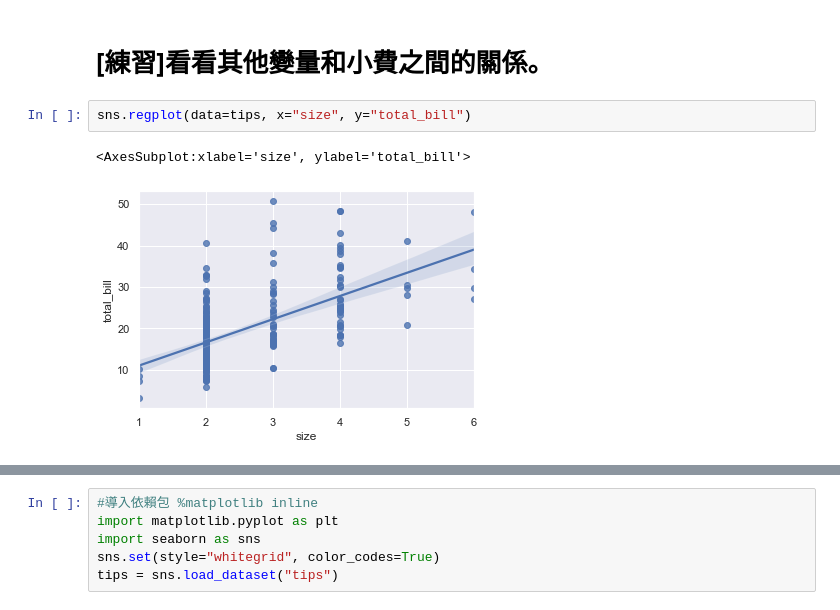
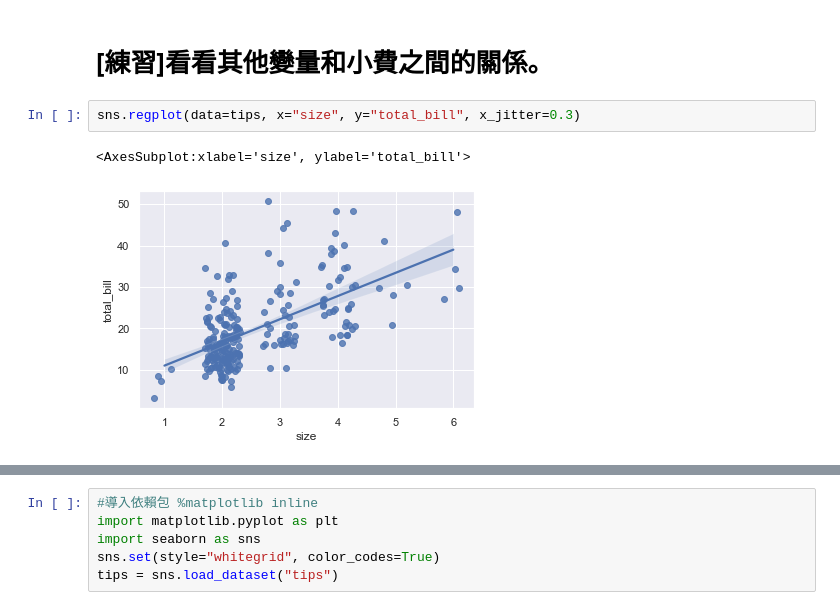
Before and after one commit to ShangYuChiang/IMLP347, a Jupyter notebook: 04_Seaborn數據視覺化.ipynb, the cells around one changed output, grey strips where cells are left out. Cells and saved outputs as stored; diff of their text form.

```diff
--- a/04_Seaborn數據視覺化.ipynb
+++ b/04_Seaborn數據視覺化.ipynb
@@ -165,10 +162,10 @@ sns.regplot(data=tips,x="total_bill",y="tip")
 # %% [markdown]
 # [練習]看看其他變量和小費之間的關係。
 # %%
-sns.regplot(data=tips, x="size", y="total_bill")
+sns.regplot(data=tips, x="size", y="total_bill", x_jitter=0.3)
 # %% [output]
 <AxesSubplot:xlabel='size', ylabel='total_bill'>
-[figure, old version]
+[figure, new version]
 # %%
 sns.regplot(data=tips,x="size",y="tip",x_jitter=0.3)
 # %% [output]
```
Also changed, not shown: parts of 8 cells of this notebook.
